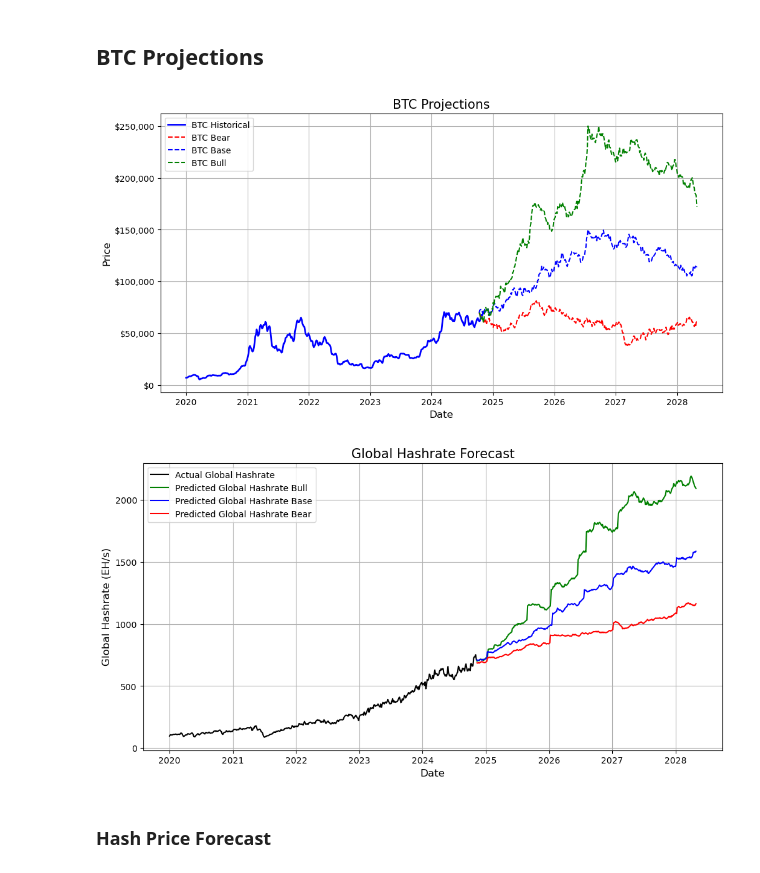
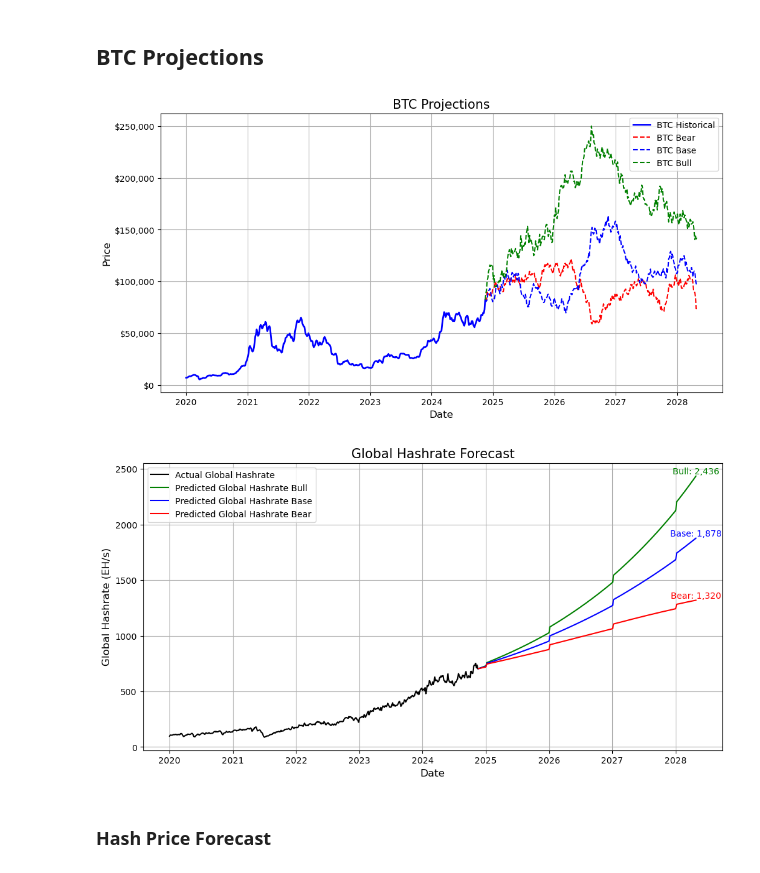
Before and after one commit to brock-fassnacht/BTC_HR_Proj_ROI, a Jupyter notebook: Global_Hashrate_graphs.ipynb, the cells around one changed output. Drawn from its saved outputs; the diff is of its cells as text; code cells hidden in the pictures.

```diff
--- a/Global_Hashrate_graphs.ipynb
+++ b/Global_Hashrate_graphs.ipynb
@@ -45,7 +45,7 @@ def calculate_historical_volatility(prices, trading_days=252):
     # Step 3: Annualize the volatility
     annualized_volatility = daily_volatility #* np.sqrt(trading_days)
 
-    return annualized_volatility
+    return annualized_volatility + .005
 
 
 calculate_historical_volatility(btc_prices["Close"])
@@ -313,7 +313,7 @@ proj = final_df2[["date","days_from_min", "BTC", "Avg_Miner_Reward"]]
 proj["Block_Rewards"] = (final_df2["Avg_Miner_Reward"] / 144) / final_df2["BTC"]
 proj
 
-dates_array = pd.date_range(start='2024-10-10', end='2028-05-01', freq='4D')
+dates_array = pd.date_range(start=final_df['date'].max(), end='2028-05-01', freq='4D')
 reference_date = final_df['date'].min()
 days_from_reference = (dates_array - reference_date).days
 BTC = np.array(generate_array(len(dates_array), final_df2["BTC"].iloc[-1] ,150000, random.uniform(75000, 125000)))
@@ -323,8 +323,8 @@ guess = pd.DataFrame({
     "date": dates_array,
     "days_from_min":days_from_reference,
     "BTC_Base": BTC,
-    "Avg_Miner_Reward": BTC * 144 * 3.4,
-    "Block_Rewards": 3.4
+    "Avg_Miner_Reward": BTC * 144 * 3.3,
+    "Block_Rewards": 3.3
 })
 
 proj = pd.concat([proj, guess], axis=0)
@@ -345,14 +345,14 @@ See the caveats in the documentation: https://pandas.pydata.org/pandas-docs/stab
 # %%
 bear = np.array(generate_array(len(dates_array), final_df2["BTC"].iloc[-1],60000,  random.uniform(55000, 70000), volatility = calculate_historical_volatility(btc_prices_bear["Close"])))
 base = BTC
-bull = np.array(generate_array(len(dates_array), final_df2["BTC"].iloc[-1] ,250000, random.uniform(125000, 175000), volatility = calculate_historical_volatility(btc_prices_bull["Close"])))
+bull = np.array(generate_array(len(dates_array), final_df2["BTC"].iloc[-1] ,250000, random.uniform(125000, 175000), volatility = .005 + calculate_historical_volatility(btc_prices_bull["Close"])))
 
 btc_proj = pd.DataFrame({
     "date": dates_array,
     "BTC_Bear": bear,
     "BTC_Base": base,
     "BTC_Bull": bull,
-    "Block_Rewards": 3.4
+    "Block_Rewards": 3.3
 })
 
 btc_proj = pd.concat([final_df2[["date", "BTC"]], btc_proj], axis=0)
@@ -387,7 +387,7 @@ plt.grid(True)
 # Show the plot
 plt.show()
 # %% [output]
-[figure, old version]
+[figure, new version]
 # %%
 import numpy as np
 import pandas as pd
@@ -401,7 +401,7 @@ btc_scaling_factor = 0.2
 final_df2['date'] = pd.to_datetime(final_df2['date'])
 
 # Prepare input features and target variable
-x = final_df2[["BTC", "Block_Rewards", "days_from_min", "Efficiency (J/Th)"]]
+x = final_df2[["Block_Rewards", "days_from_min", "Efficiency (J/Th)"]]
 y = final_df2["Global-Hashrate"]
 
 # Transform the target variable with the natural logarithm
@@ -411,10 +411,10 @@ log_y = np.log(y)
 model = LinearRegression().fit(x, log_y)
 
 ## Base
-x2 = proj_pre[["BTC_Base", "Block_Rewards", "days_from_min", "Efficiency (J/Th)"]].rename(columns={"BTC_Base": "BTC"}).dropna()
+x2 = proj_pre[[ "Block_Rewards", "days_from_min", "Efficiency (J/Th)"]]#.rename(columns={"BTC_Base": "BTC"}).dropna()
 # Bear and Bull
-x1 = proj_pre[["BTC_Bear", "Block_Rewards", "days_from_min", "Efficiency (J/Th)"]].rename(columns={"BTC_Bear": "BTC"}).dropna()
-x3 = proj_pre[["BTC_Bull", "Block_Rewards", "days_from_min", "Efficiency (J/Th)"]].rename(columns={"BTC_Bull": "BTC"}).dropna()
+x1 = proj_pre[["Block_Rewards", "days_from_min", "Efficiency (J/Th)"]]#.rename(columns={"BTC_Bear": "BTC"}).dropna()
+x3 = proj_pre[["Block_Rewards", "days_from_min", "Efficiency (J/Th)"]]#.rename(columns={"BTC_Bull": "BTC"}).dropna()
 
 def thousands_formatter(x, pos):
     return f'{int(x * 1e-3)}'
@@ -434,37 +434,46 @@ log_y_pred_bear = model.predict(x1)
 log_y_pred_bull = model.predict(x3)
 
 start_adj = final_df2["Global-Hashrate"].iloc[-1] - np.exp(log_y_pred)[0]
+
+hp_vol_factor = random.uniform(-.15, .15)
+
 # Convert from log scale to actual scale
-y_pred = (np.exp(log_y_pred) * np.linspace(1, .7, len(log_y_pred))) + start_adj
-y_pred_bear = (np.exp(log_y_pred_bear) * np.linspace(1, .6, len(log_y_pred_bear))) + start_adj
-y_pred_bull = (np.exp(log_y_pred_bull) * np.linspace(1, .75 , len(log_y_pred_bull))) + start_adj
+y_pred = (np.exp(log_y_pred) * np.linspace(1, .8 + hp_vol_factor, len(log_y_pred))) + start_adj
+y_pred_bear = (np.exp(log_y_pred_bear) * np.linspace(1, .55 + hp_vol_factor, len(log_y_pred_bear))) + start_adj
+y_pred_bull = (np.exp(log_y_pred_bull) * np.linspace(1, 1.05 + hp_vol_factor, len(log_y_pred_bull))) + start_adj
 
 # Cap the percentage change in predictions (e.g., 5% change)
 max_change_percent = 0.005  # Adjust this value as needed
 y_pred_capped = cap_changes(y_pred, max_change_percent)
 y_pred_bear_capped = cap_changes(y_pred_bear, max_change_percent)
 y_pred_bull_capped = cap_changes(y_pred_bull, max_change_percent)
 
 # Time series plot: Actual vs Predicted Global Hashrate
 plt.figure(figsize=(12, 6))
 plt.plot(final_df2['date'], y, color='black', label='Actual Global Hashrate')  # Actual values
 plt.plot(proj_pre['date'], y_pred_bull_capped, color='green', label='Predicted Global Hashrate Bull')  # Capped predicted values
 plt.plot(proj_pre['date'], y_pred_capped, color='blue', label='Predicted Global Hashrate Base')  # Capped predicted values
 plt.plot(proj_pre['date'], y_pred_bear_capped, color='red', label='Predicted Global Hashrate Bear')  # Capped predicted values
 
+last_date = proj_pre['date'].max()
+plt.text(last_date, y_pred_bull_capped[-1], f'Bull: {y_pred_bull_capped[-1]/1000:,.0f}', color='green', ha='center', va='bottom')
+plt.text(last_date, y_pred_capped[-1], f'Base: {y_pred_capped[-1]/1000:,.0f}', color='blue', ha='center', va='bottom')
+plt.text(last_date, y_pred_bear_capped[-1], f'Bear: { y_pred_bear_capped[-1] / 1000:,.0f}', color='red', ha='center', va='bottom')
+
+
 # Formatting the plot
 plt.xlabel('Date', fontsize=12)
 plt.ylabel('Global Hashrate (EH/s)', fontsize=12)
 plt.title('Global Hashrate Forecast', fontsize=15)
 plt.legend()
 plt.grid(True)
 
 plt.gca().yaxis.set_major_formatter(FuncFormatter(thousands_formatter))
 
 # Show the plot
 plt.show()
 # %% [output]
-[figure, old version]
+[figure, new version]
 # %% [markdown]
 ### Hash Price Forecast
 # %%
```
Also changed, not shown: parts of 16 cells of this notebook, 6 other files.
